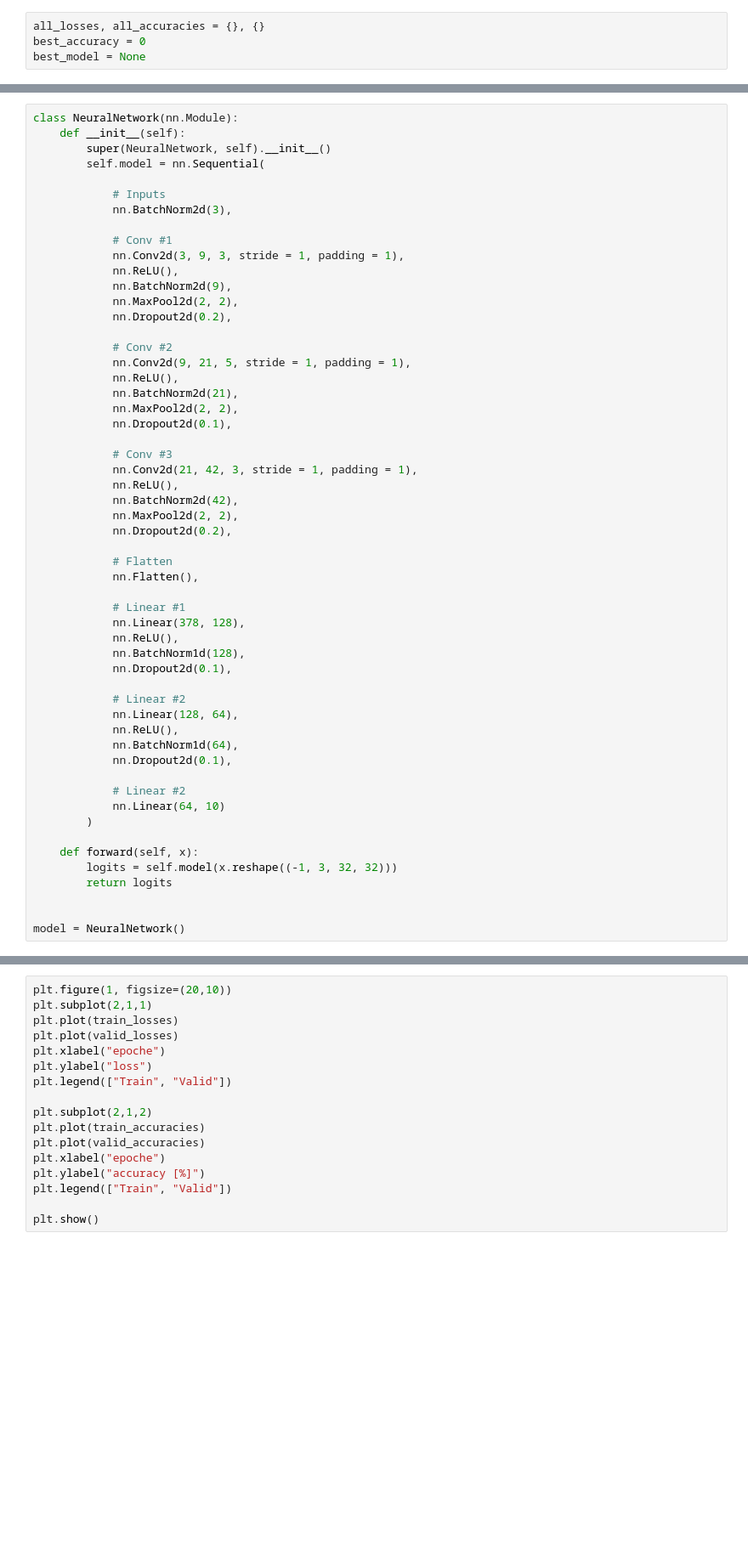
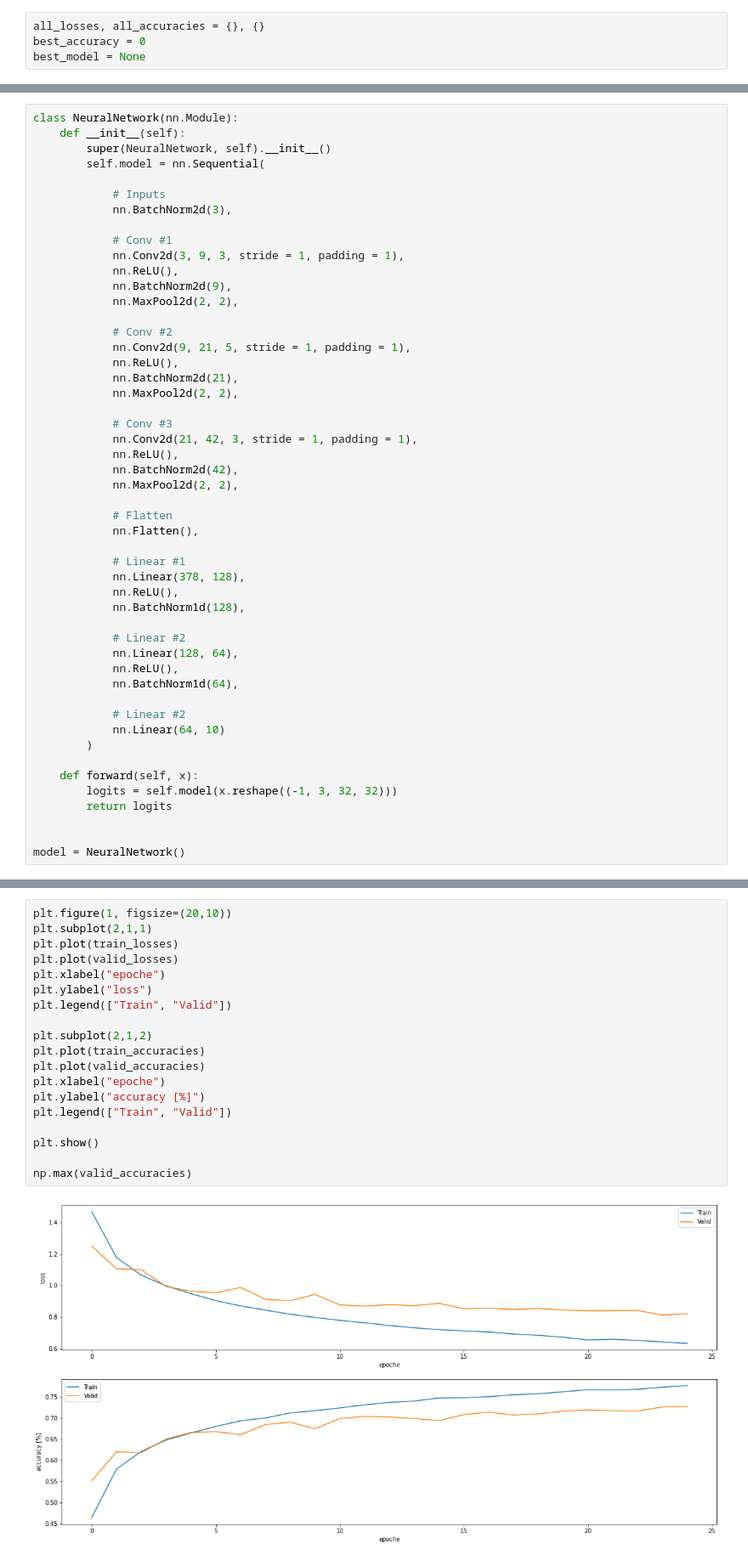
Before and after one commit to dscho15/deep-learning-course, a Jupyter notebook: Lecture3.ipynb, the cells around one changed output, grey strips where cells are left out. Shown: that part at 85% size. Drawn from its saved outputs; the diff is of its cells as text; blank space fills up the shorter version.

```diff
--- a/Lecture3.ipynb
+++ b/Lecture3.ipynb
@@ -208,21 +203,18 @@ class NeuralNetwork(nn.Module):
             nn.ReLU(),
             nn.BatchNorm2d(9),
             nn.MaxPool2d(2, 2),
-            nn.Dropout2d(0.2),
 
             # Conv #2
             nn.Conv2d(9, 21, 5, stride = 1, padding = 1),
             nn.ReLU(),
             nn.BatchNorm2d(21),
             nn.MaxPool2d(2, 2),
-            nn.Dropout2d(0.1),
 
             # Conv #3
             nn.Conv2d(21, 42, 3, stride = 1, padding = 1),
             nn.ReLU(),
             nn.BatchNorm2d(42),
             nn.MaxPool2d(2, 2),
-            nn.Dropout2d(0.2),
 
             # Flatten
             nn.Flatten(),
@@ -231,13 +223,11 @@ class NeuralNetwork(nn.Module):
             nn.Linear(378, 128),
             nn.ReLU(),
             nn.BatchNorm1d(128),
-            nn.Dropout2d(0.1),
 
             # Linear #2
             nn.Linear(128, 64),
             nn.ReLU(),
             nn.BatchNorm1d(64),
-            nn.Dropout2d(0.1),
 
             # Linear #2
             nn.Linear(64, 10)
@@ -328,18 +311,21 @@ NameError: name 'torch' is not defined
 # %%
 plt.figure(1, figsize=(20,10))
 plt.subplot(2,1,1)
 plt.plot(train_losses)
 plt.plot(valid_losses)
 plt.xlabel("epoche")
 plt.ylabel("loss")
 plt.legend(["Train", "Valid"])
 
 plt.subplot(2,1,2)
 plt.plot(train_accuracies)
 plt.plot(valid_accuracies)
 plt.xlabel("epoche")
 plt.ylabel("accuracy [%]")
 plt.legend(["Train", "Valid"])
 
 plt.show()
+
+np.max(valid_accuracies)
 # %% [output]
+[figure, added]
```
Also changed, not shown: parts of 9 cells of this notebook.
